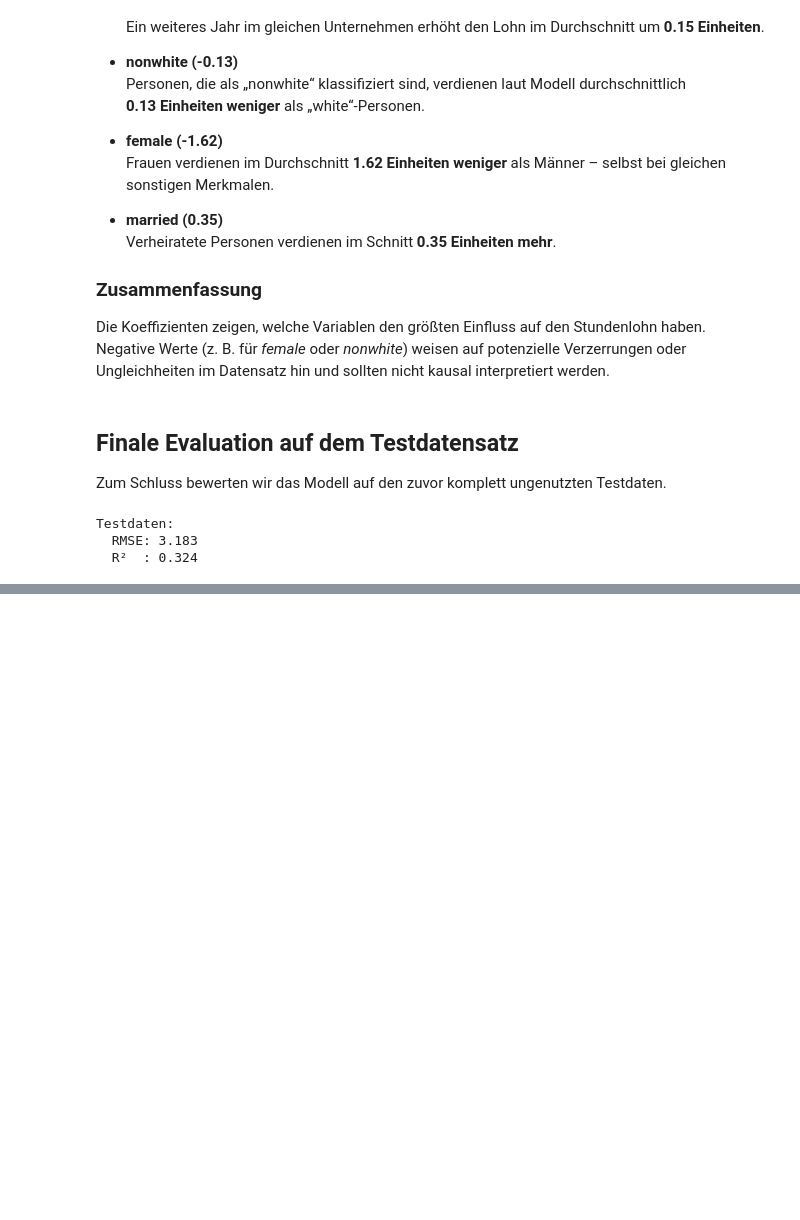
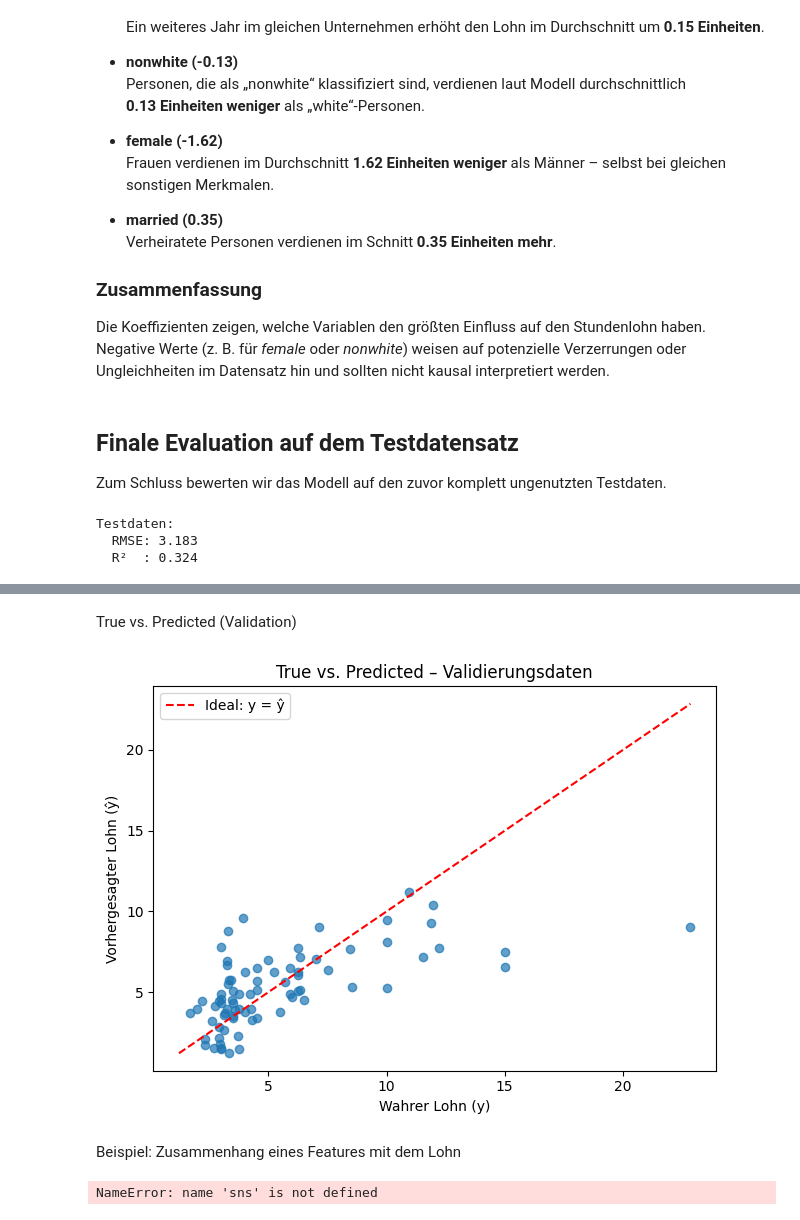
Before and after one commit to Basti070301/ml-foundations, a Jupyter notebook: Model/linear_regression/notebooks/lineare_regression_wage_data.ipynb, the cells around one changed output, grey strips where cells are left out. Cells and saved outputs as stored; diff of their text form; code cells hidden in the pictures; blank space fills up the shorter version.

```diff
--- a/Model/linear_regression/notebooks/lineare_regression_wage_data.ipynb
+++ b/Model/linear_regression/notebooks/lineare_regression_wage_data.ipynb
@@ -371,0 +447,32 @@ Testdaten:
+# %% [markdown]
+True vs. Predicted (Validation)
+# %%
+plt.figure()
+plt.scatter(y_val, y_val_pred, alpha=0.7)
+min_y = min(y_val.min(), y_val_pred.min())
+max_y = max(y_val.max(), y_val_pred.max())
+plt.plot([min_y, max_y], [min_y, max_y], "r--", label="Ideal: y = ŷ")
+
+plt.xlabel("Wahrer Lohn (y)")
+plt.ylabel("Vorhergesagter Lohn (ŷ)")
+plt.title("True vs. Predicted – Validierungsdaten")
+plt.legend()
+plt.tight_layout()
+plt.show()
+# %% [output]
+[figure, added]
+# %% [markdown]
+Beispiel: Zusammenhang eines Features mit dem Lohn
+# %%
+sns.lmplot(
+    data=pd.concat([X_train, y_train.rename("wage")], axis=1),
+    x="educ", y="wage",
+    height=5, aspect=1.2,
+    line_kws={"color": "red"}
+)
+
+plt.title("Zusammenhang zwischen Bildungsjahren (educ) und Lohn (wage)")
+plt.tight_layout()
+plt.show()
+# %% [output]
+NameError: name 'sns' is not defined
```
Also changed, not shown: parts of 7 cells of this notebook, 3 other files.
